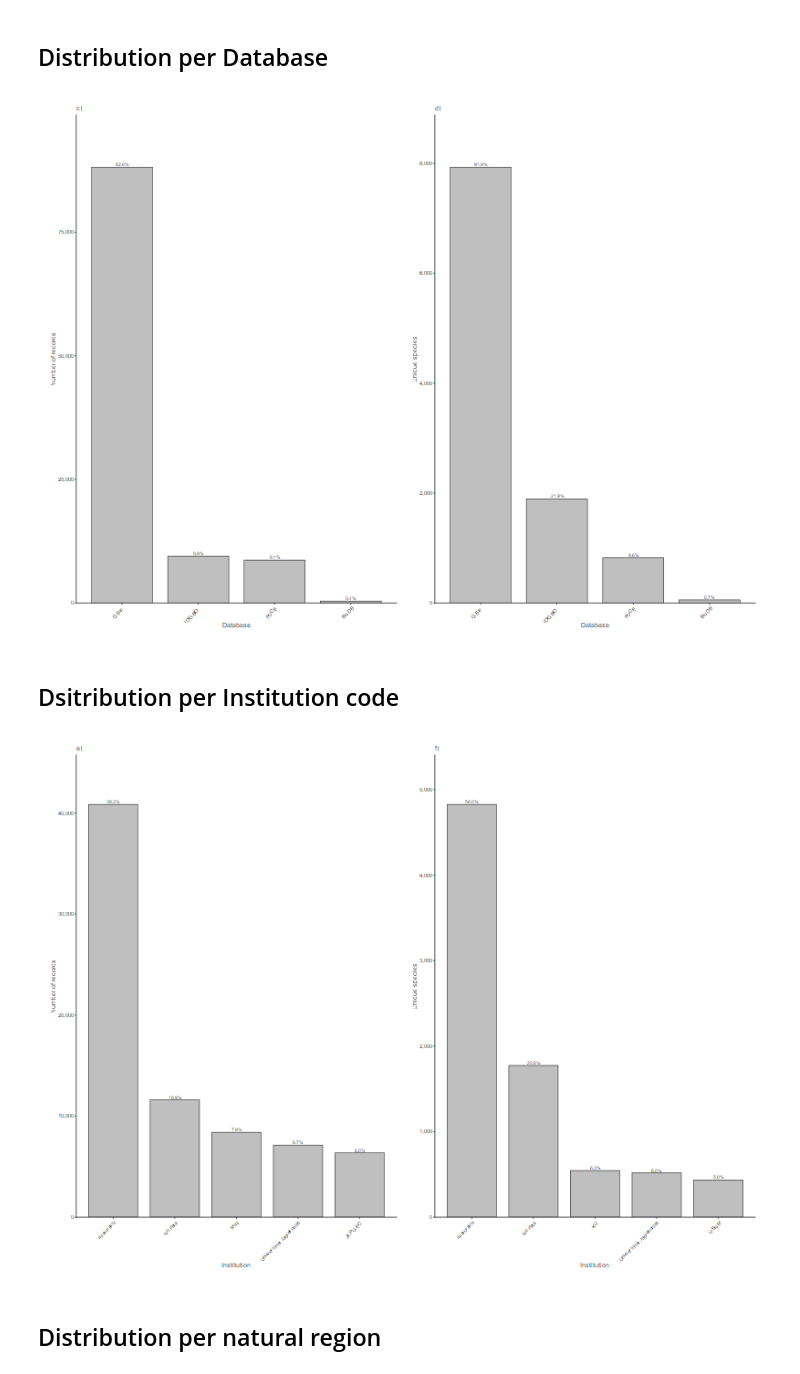
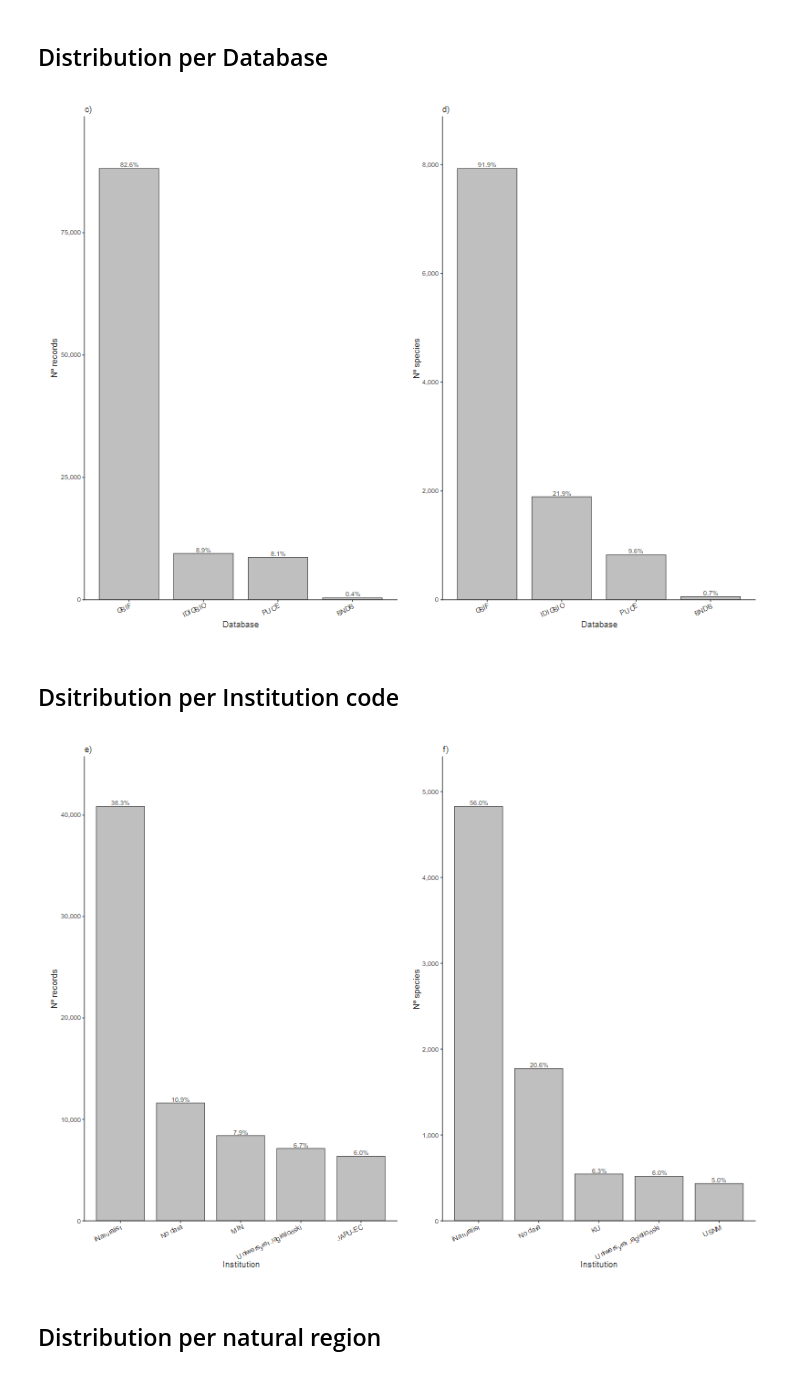
Before and after one commit to daningMontano/Spatial_insect_diversity, a Jupyter notebook: 6_Report.ipynb, the cells around one changed output. Saved outputs shown, nothing was run; the diff lists cells and outputs as text; code cells hidden in the pictures.

```diff
--- a/6_Report.ipynb
+++ b/6_Report.ipynb
@@ -185,45 +197,45 @@ ord_sp <- ord_sp_raw |>
 # ============================================================
 # Estilo (idéntico a los gráficos anteriores)
 # ============================================================
-base_theme <- theme_classic(base_size = 7) +
+base_theme <- theme_classic(base_size = 9) +
   theme(
     axis.text  = element_text(color = "grey20"),
     axis.title = element_text(color = "grey20"),
     axis.line  = element_line(color = "grey20", linewidth = 0.4),
     axis.ticks = element_line(color = "grey20", linewidth = 0.4),
     plot.margin = margin(3, 3, 3, 3, "mm"),
-    plot.title = element_text(color = "grey20", size = 7, hjust = 0)
+    plot.title = element_text(color = "grey20", size = 8.5, hjust = 0)
   )
 
 # a) Registros
 reg_order<- ggplot(ord_rec, aes(x = order_grp, y = n_records)) +
   geom_col(fill = "grey75", color = "grey20", linewidth = 0.3, width = 0.8) +
   geom_text(aes(label = sprintf("%.1f%%", pct_records)),
-            vjust = -0.25, size = 1.8, color = "grey20") +
+            vjust = -0.25, size = 2.5, color = "grey20") +
   scale_y_continuous(labels = label_comma(accuracy = 1),
                      expand = expansion(mult = c(0, 0.12))) +
   labs(
     title = "a)",
     x = "Order",
-    y = "Number of records"
+    y = "Nº records"
   ) +
   base_theme +
-  theme(axis.text.x = element_text(angle = 45, hjust = 1, vjust = 1))
+  theme(axis.text.x = element_text(angle = 25, hjust = 1, vjust = 1))
 
 # b) Especies
 sp_order <- ggplot(ord_sp, aes(x = order_grp, y = n_species)) +
   geom_col(fill = "grey75", color = "grey20", linewidth = 0.3, width = 0.8) +
   geom_text(aes(label = sprintf("%.1f%%", pct_species)),
-            vjust = -0.25, size = 1.8, color = "grey20") +
+            vjust = -0.25, size = 2.5, color = "grey20") +
   scale_y_continuous(labels = label_comma(accuracy = 1),
                      expand = expansion(mult = c(0, 0.12))) +
   labs(
     title = "b)",
     x = "Order",
-    y = "Unique species"
+    y = "Nº species"
   ) +
   base_theme +
-  theme(axis.text.x = element_text(angle = 45, hjust = 1, vjust = 1))
+  theme(axis.text.x = element_text(angle = 25, hjust = 1, vjust = 1))
 
 (reg_order | sp_order) + plot_layout(widths = c(1, 1))
 # %% [output]
@@ -261,35 +273,35 @@ db_sp <- insects_pts_ecu |>
 reg_database <- ggplot(db_rec, aes(x = database_name, y = n_records)) +
   geom_col(fill = "grey75", color = "grey20", linewidth = 0.3, width = 0.8) +
   geom_text(aes(label = sprintf("%.1f%%", pct_records)),
-            vjust = -0.25, size = 1.8, color = "grey20") +
+            vjust = -0.25, size = 2.5, color = "grey20") +
   scale_y_continuous(labels = label_comma(accuracy = 1),
                      expand = expansion(mult = c(0, 0.12))) +
   labs(
     title = "c)",
     x = "Database",
-    y = "Number of records"
+    y = "Nº records"
   ) +
   base_theme +
-  theme(axis.text.x = element_text(angle = 45, hjust = 1, vjust = 1))
+  theme(axis.text.x = element_text(angle = 25, hjust = 1, vjust = 1))
 
 # d) Especies únicas por database_name
 sp_database <- ggplot(db_sp, aes(x = database_name, y = n_species)) +
   geom_col(fill = "grey75", color = "grey20", linewidth = 0.3, width = 0.8) +
   geom_text(aes(label = sprintf("%.1f%%", pct_species)),
-            vjust = -0.25, size = 1.8, color = "grey20") +
+            vjust = -0.25, size = 2.5, color = "grey20") +
   scale_y_continuous(labels = label_comma(accuracy = 1),
                      expand = expansion(mult = c(0, 0.12))) +
   labs(
     title = "d)",
     x = "Database",
-    y = "Unique species"
+    y = "Nº species"
   ) +
   base_theme +
-  theme(axis.text.x = element_text(angle = 45, hjust = 1, vjust = 1))
+  theme(axis.text.x = element_text(angle = 25, hjust = 1, vjust = 1))
 
 (reg_database | sp_database) + plot_layout(widths = c(1, 1))
 # %% [output]
-[figure, old version]
+[figure, new version]
 # %% [markdown]
 ## Dsitribution per Institution code
 # %%
@@ -336,40 +348,40 @@ inst_sp_top5 <- inst_sp_all |>
   mutate(institutionCode = factor(institutionCode, levels = institutionCode))
 
 
 
 # a) Top 5 instituciones por registros
 reg_institution <- ggplot(inst_rec_top5, aes(x = institutionCode, y = n_records)) +
   geom_col(fill = "grey75", color = "grey20", linewidth = 0.3, width = 0.8) +
   geom_text(aes(label = sprintf("%.1f%%", pct_records)),
-            vjust = -0.25, size = 1.8, color = "grey20") +
+            vjust = -0.25, size = 2.5, color = "grey20") +
   scale_y_continuous(labels = label_comma(accuracy = 1),
                      expand = expansion(mult = c(0, 0.12))) +
   labs(
     title = "e)",
     x = "Institution",
-    y = "Number of records"
+    y = "Nº records"
   ) +
   base_theme +
-  theme(axis.text.x = element_text(angle = 45, hjust = 1, vjust = 1))
+  theme(axis.text.x = element_text(angle = 25, hjust = 1, vjust = 1))
 
 # b) Top 5 instituciones por especies únicas
 sp_institution <- ggplot(inst_sp_top5, aes(x = institutionCode, y = n_species)) +
   geom_col(fill = "grey75", color = "grey20", linewidth = 0.3, width = 0.8) +
   geom_text(aes(label = sprintf("%.1f%%", pct_species)),
-            vjust = -0.25, size = 1.8, color = "grey20") +
+            vjust = -0.25, size =2.5, color = "grey20") +
   scale_y_continuous(labels = label_comma(accuracy = 1),
                      expand = expansion(mult = c(0, 0.12))) +
   labs(
     title = "f)",
     x = "Institution",
-    y = "Unique species"
+    y = "Nº species"
   ) +
   base_theme +
-  theme(axis.text.x = element_text(angle = 45, hjust = 1, vjust = 1))
+  theme(axis.text.x = element_text(angle = 25, hjust = 1, vjust = 1))
 
 (reg_institution | sp_institution) + plot_layout(widths = c(1, 1))
 # %% [output]
-[figure, old version]
+[figure, new version]
 # %% [markdown]
 ## Distribution per natural region
 # %%
```
Also changed, not shown: parts of 70 cells of this notebook, 11 other files.
